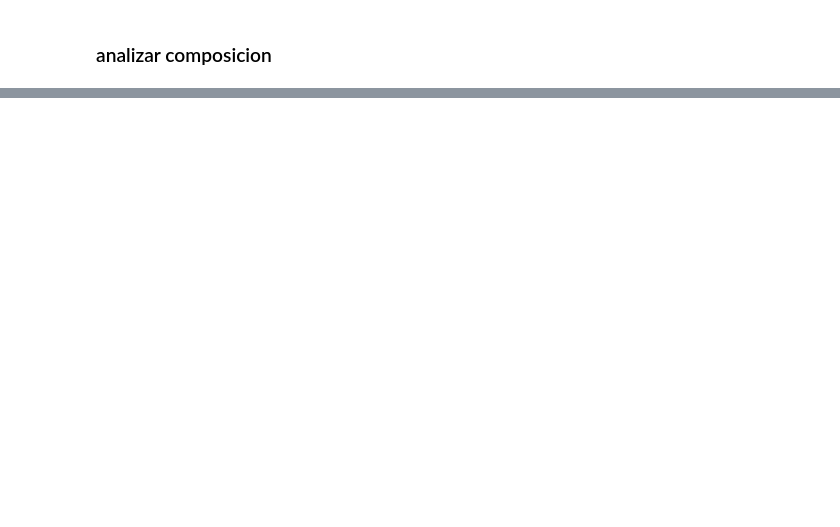
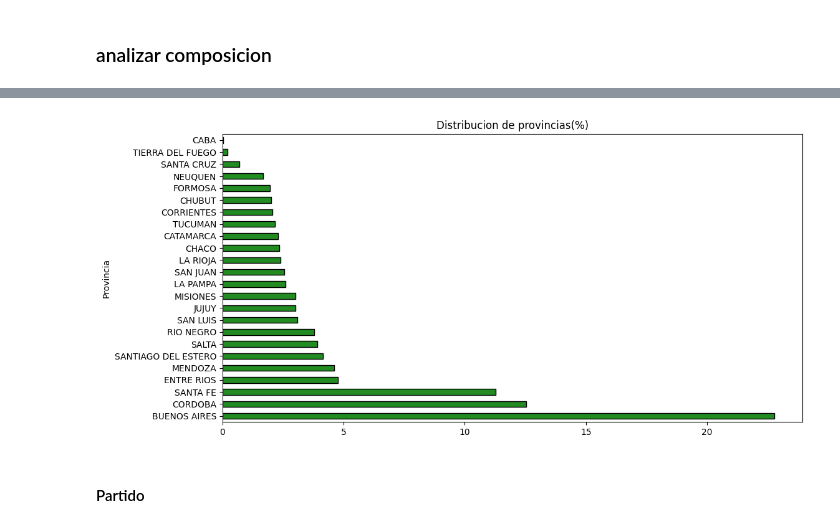
Before and after one commit to Mezgo/EDA-dashboard-telcom, a Jupyter notebook: EDA.ipynb, the cells around one changed output, grey strips where cells are left out. Drawn from its saved outputs; the diff is of its cells as text; code cells hidden in the pictures; blank space fills up the shorter version.

```diff
--- a/EDA.ipynb
+++ b/EDA.ipynb
@@ -6,2 +110,2 @@ import seaborn as sns
 # %%
-acc_fijo_tec_loc = pd.read_csv('data/Accesos_a_Internet_fijo_por_tecnologia_y_localidad.csv')
+ac_te_lo = pd.read_csv('data/Accesos_a_Internet_fijo_por_tecnologia_y_localidad.csv')
@@ -236,0 +176,12 @@ dtype: int64
+# %%
+total = len(ac_te_lo['Provincia'])
+provincia = ac_te_lo['Provincia']
+plot = (100 * provincia.value_counts()/total).plot(kind='barh',
+                                                   title = 'Distribucion de provincias(%)',
+                                                   figsize=(12,6),
+                                                   facecolor='forestgreen',
+                                                   edgecolor='black')
+# %% [output]
+[figure, added]
+# %% [markdown]
+#### Partido
```
Also changed, not shown: parts of 56 cells of this notebook, 1 other file.
